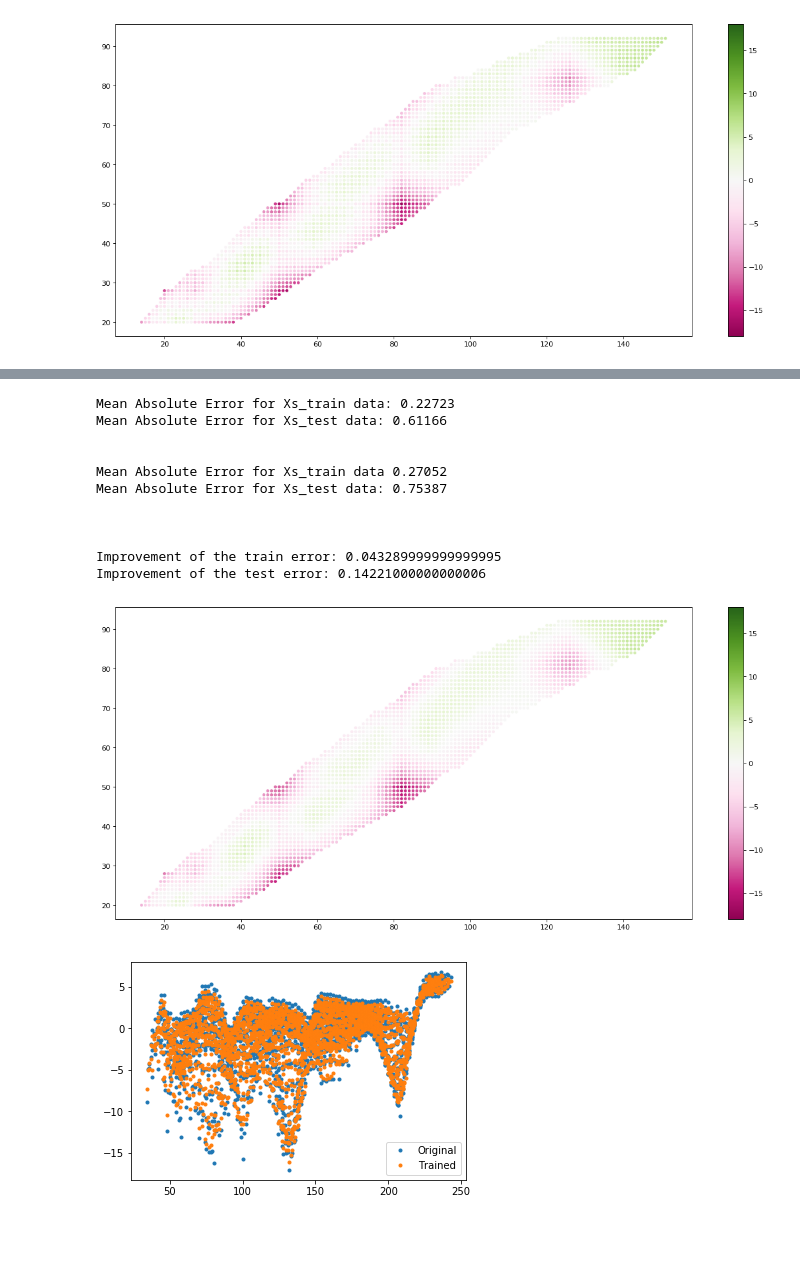
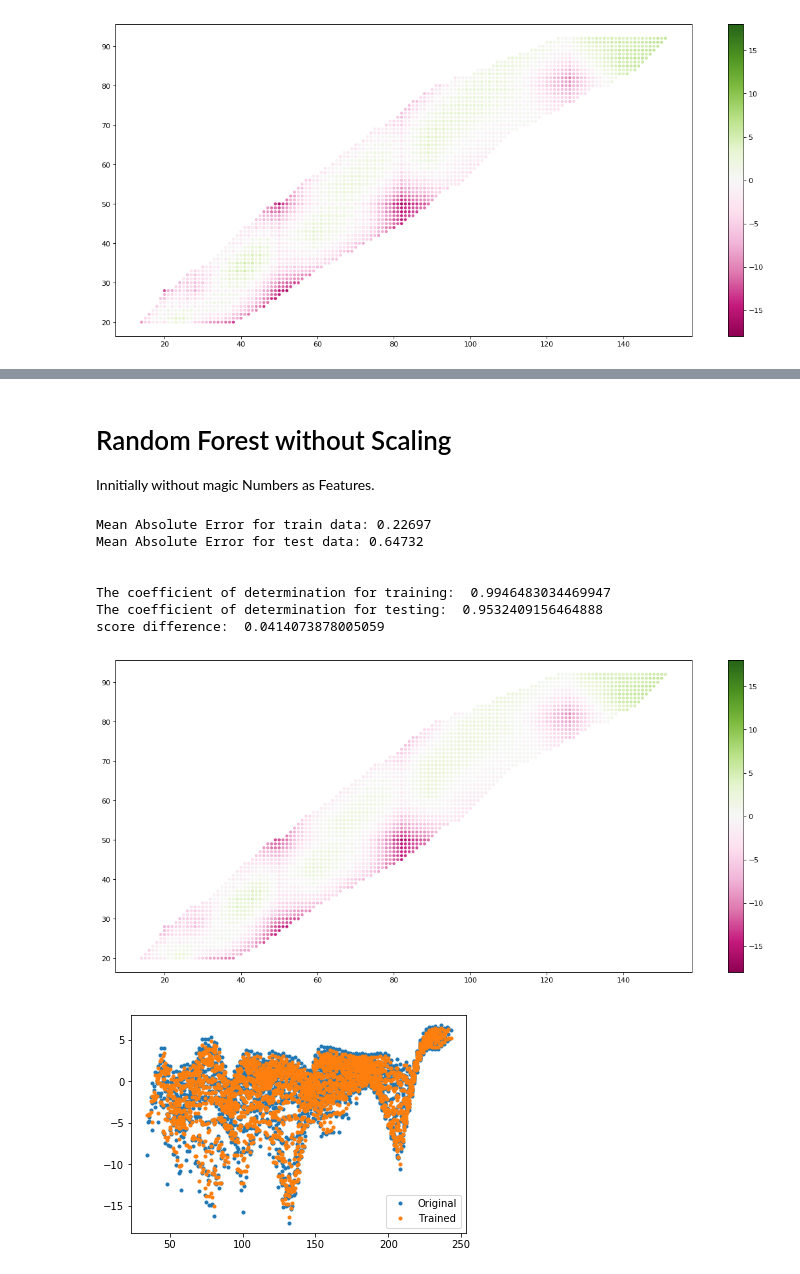
Before and after one commit to MAtthewCrow12/CrowleyDLP, a Jupyter notebook: MLtrial.ipynb, the cells around one changed output, grey strips where cells are left out. Drawn from its saved outputs; the diff is of its cells as text; code cells hidden in the pictures; blank space fills up the shorter version.

```diff
--- a/MLtrial.ipynb
+++ b/MLtrial.ipynb
@@ -121,57 +337,61 @@ rf.fit(Xs_train, y_train);
+# %% [markdown]
+# Random Forest without Scaling
+
+Innitially without magic Numbers as Features.
+# %%
+X = np.transpose(np.stack((N,Z)))
+X_train, X_test, y_train, y_test = train_test_split(X,y)
+# %%
+from sklearn.ensemble import RandomForestRegressor
+
+# Instantiate model
+rf.fit(X_train, y_train);
 # %%
+predictions=rf.predict(X_train)
+errors = abs(predictions-y_train)
+
+print('Mean Absolute Error for train data:', round(np.mean(errors), 5), )
+Etrain1=round(np.mean(errors), 5)
 
 
-print('Mean Absolute Error for Xs_train data:', Etrain1)
-print('Mean Absolute Error for Xs_test data:', Etest1, "\n\n")
+predictions=rf.predict(X_test)
+# Calculate the absolute errors
+errors = abs(predictions - y_test)
+# Print out the mean absolute error (mae)
+print('Mean Absolute Error for test data:', round(np.mean(errors), 5), '\n\n' )
+Etest1=round(np.mean(errors), 5)
 
 
-predictions=rf.predict(Xs_train)
+#the coefficient of determination R^2 of the prediction
+# The coefficient R^2 is defined as (1 - u/v), where u is the residual sum of squares ((y_true - y_pred) ** 2).sum()
+#and v is the total sum of squares ((y_true - y_true.mean()) ** 2).sum().
+trainscore1=rf.score(X_train, y_train)
+testscore1=rf.score(X_test, y_test)
 
-errors = abs(predictions- y_train)
-
-print('Mean Absolute Error for Xs_train data', round(np.mean(errors), 5), )
-Etrain2=round(np.mean(errors),5)
-
-predictions=rf.predict(Xs_test)
-
-# Calculate the absolute errors
-errors = abs(predictions - y_test)
-
-
-# Print out the mean absolute error (mae)
-print('Mean Absolute Error for Xs_test data:', round(np.mean(errors), 5), '\n\n\n')
-Etest2=round(np.mean(errors),5)
-
-imprtest=Etest2-Etest1
-imprtrain=Etrain2-Etrain1
-
-print('Improvement of the train error:', imprtrain)
-print('Improvement of the test error:', imprtest)
+print('The coefficient of determination for training: ', trainscore1)
+print('The coefficient of determination for testing: ', testscore1)
+print('score difference: ', trainscore1-testscore1)
 # %% [output]
-Mean Absolute Error for Xs_train data: 0.22723
-Mean Absolute Error for Xs_test data: 0.61166
+Mean Absolute Error for train data: 0.22697
+Mean Absolute Error for test data: 0.64732
 
 
-Mean Absolute Error for Xs_train data 0.27052
-Mean Absolute Error for Xs_test data: 0.75387
-
-
-
-Improvement of the train error: 0.043289999999999995
-Improvement of the test error: 0.14221000000000006
+The coefficient of determination for training:  0.9946483034469947
+The coefficient of determination for testing:  0.9532409156464888
+score difference:  0.0414073878005059
 # %%
-Xs = scaler.transform(X)
-pred_all = rf.predict(Xs)
+
+pred_all = rf.predict(X)
 fig=plt.figure(figsize=(18, 8), dpi= 80, facecolor='w', edgecolor='k')
 sc = plt.scatter(np.transpose(X)[0],np.transpose(X)[1],c=pred_all,cmap='PiYG',vmin=-ext,vmax=ext,s=10)
 plt.colorbar(sc)
 plt.show()
 
 
 plt.plot(N+Z,y,'o',markersize=3,label='Original')
 plt.plot(np.transpose(X)[0]+np.transpose(X)[1],pred_all,'o',markersize=3,label='Trained')
 plt.legend()
 plt.show()
 # %% [output]
 [figure]
-[figure, old version]
+[figure, new version]
```
Also changed, not shown: parts of 31 cells of this notebook.
